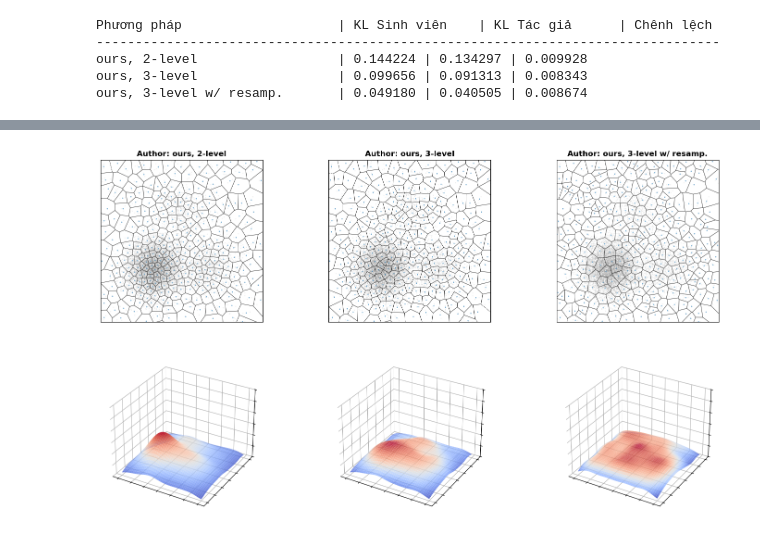
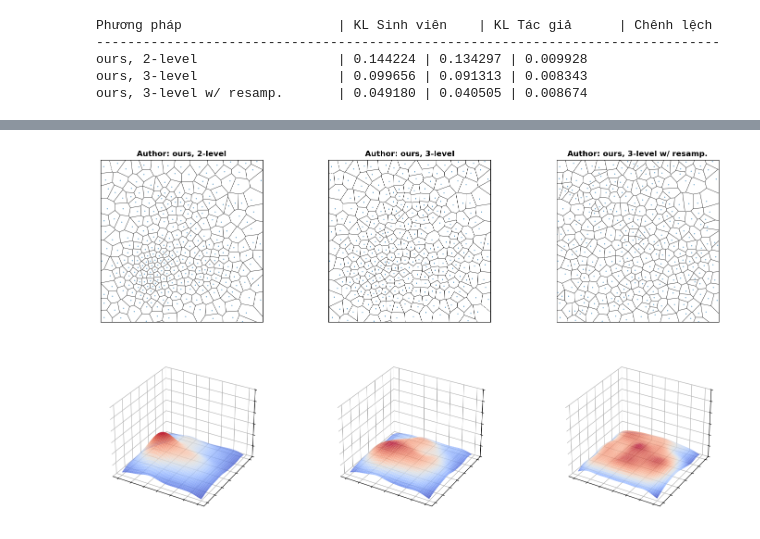
Before and after one commit to pqthinh232/Data-Mining-Lab-3-Clustering-and-its-applications, a Jupyter notebook: notebooks/01_main_experiments.ipynb, the cells around one changed output, grey strips where cells are left out. Saved outputs shown, nothing was run; the diff lists cells and outputs as text; code cells hidden in the pictures.

```diff
--- a/notebooks/01_main_experiments.ipynb
+++ b/notebooks/01_main_experiments.ipynb
@@ -325,8 +325,7 @@ def plot_author_visualization(X, author_centroids):
 
         # --- HÀNG 1: VORONOI ---
         ax_vor = fig.add_subplot(2, 3, i + 1)
-        # Vẽ data mờ phía sau
-        ax_vor.scatter(X[:, 0], X[:, 1], s=0.5, alpha=0.1, color='gray')
+
         # Vẽ Voronoi
         vor = Voronoi(centroids)
         voronoi_plot_2d(vor, ax=ax_vor, show_vertices=False, line_colors='black',
@@ -334,31 +333,31 @@ def plot_author_visualization(X, author_centroids):
         ax_vor.set_title(f"Author: {title}", fontweight='bold')
         ax_vor.set_xlim(-3, 3); ax_vor.set_ylim(-3, 3)
         ax_vor.set_xticks([]); ax_vor.set_yticks([])
         ax_vor.set_aspect('equal')
 
         # --- HÀNG 2: KDE 3D CÓ LƯỚI ---
         ax_kde = fig.add_subplot(2, 3, i + 4, projection='3d')
 
         # Tính KDE bằng KernelDensity (chuẩn paper)
         kde = KernelDensity(bandwidth=0.5, kernel='gaussian').fit(centroids)
         f = np.exp(kde.score_samples(grid_coords)).reshape(gx.shape)
 
         # Vẽ mặt phẳng có lưới
         surf = ax_kde.plot_surface(gx, gy, f, cmap='coolwarm', edgecolor='none', alpha=0.8)
 
         # Cấu hình khung lưới 3D giống hệt báo
         ax_kde.set_zlim(0, 0.12) # Cố định chiều cao
         ax_kde.grid(True, linestyle='--', alpha=0.3)
         ax_kde.set_xticklabels([]); ax_kde.set_yticklabels([]); ax_kde.set_zticklabels([])
         ax_kde.view_init(elev=30, azim=-60)
 
         # Làm sạch các mặt phẳng tọa độ
         ax_kde.xaxis.pane.fill = ax_kde.yaxis.pane.fill = ax_kde.zaxis.pane.fill = False
 
     plt.tight_layout()
     plt.show()
 
 # Thực thi vẽ
 plot_author_visualization(X, author_centroids)
 # %% [output]
-[figure, old version]
+[figure, new version]
```
Also changed, not shown: parts of 3 cells of this notebook, 3 other files.
